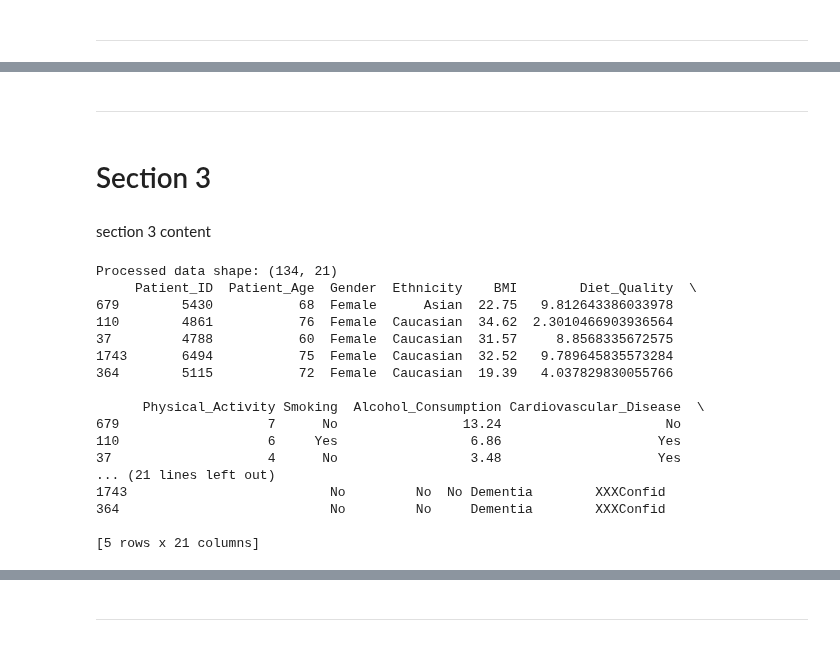
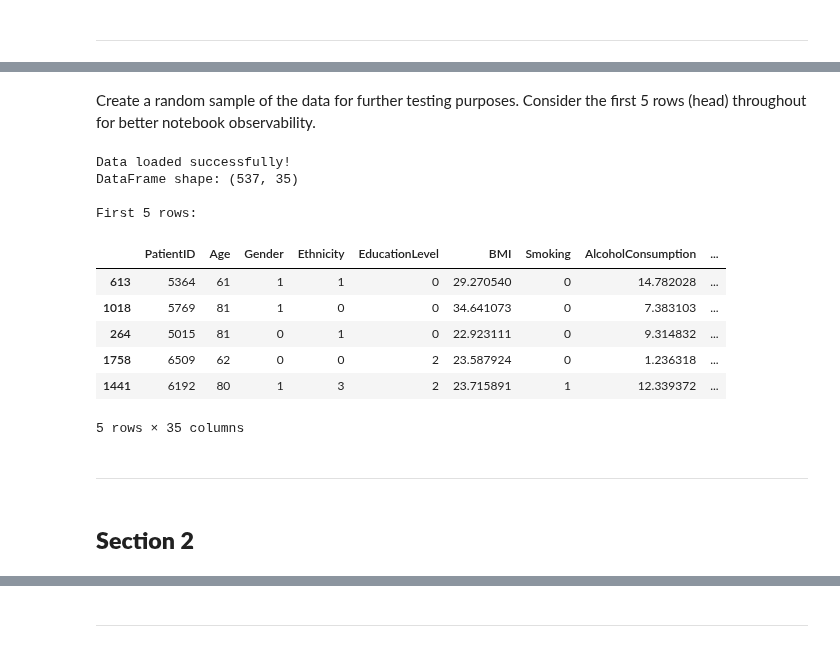
Before and after one commit to FrankiePB95/healthcare-and-public-health, a Jupyter notebook: jupyter_notebooks/data_cleaning_manipulation_and_analysis.ipynb, the cells around one changed output, grey strips where cells are left out. Cells and saved outputs as stored; diff of their text form; code cells hidden in the pictures.

```diff
--- a/jupyter_notebooks/data_cleaning_manipulation_and_analysis.ipynb
+++ b/jupyter_notebooks/data_cleaning_manipulation_and_analysis.ipynb
@@ -519,30 +178,24 @@ ml_preprocessing_pipeline = Pipeline([
+# %% [markdown]
+Create a random sample of the data for further testing purposes. Consider the first 5 rows (head) throughout for better notebook observability.
+# %%
+df = df.sample(frac=0.25, random_state=10)
+print("Data loaded successfully!")
+print(f"DataFrame shape: {df.shape}")
+print("\nFirst 5 rows:")
+df.head()
+# %% [output]
+Data loaded successfully!
+DataFrame shape: (537, 35)
+
+First 5 rows:
+|  | PatientID | Age | Gender | Ethnicity | EducationLevel | BMI | Smoking | AlcoholConsumption | ... |
+| 613 | 5364 | 61 | 1 | 1 | 0 | 29.270540 | 0 | 14.782028 | ... |
+| 1018 | 5769 | 81 | 1 | 0 | 0 | 34.641073 | 0 | 7.383103 | ... |
+| 264 | 5015 | 81 | 0 | 1 | 0 | 22.923111 | 0 | 9.314832 | ... |
+| 1758 | 6509 | 62 | 0 | 0 | 2 | 23.587924 | 0 | 1.236318 | ... |
+| 1441 | 6192 | 80 | 1 | 3 | 2 | 23.715891 | 1 | 12.339372 | ... |
+5 rows × 35 columns
 # %% [markdown]
 ---
 # %% [markdown]
-# Section 3
+## **Section 2**
-# %% [markdown]
-section 3 content
-# %%
-# Apply the pipeline to dataframe
-processed_df = data_cleaning_pipeline.fit_transform(df)
-print(f"Processed data shape: {processed_df.shape}")
-# Display the first few rows of cleaned data
-print(processed_df.head())
-# %% [output]
-Processed data shape: (134, 21)
-     Patient_ID  Patient_Age  Gender  Ethnicity    BMI        Diet_Quality  \
-679        5430           68  Female      Asian  22.75   9.812643386033978
-110        4861           76  Female  Caucasian  34.62  2.3010466903936564
-37         4788           60  Female  Caucasian  31.57     8.8568335672575
-1743       6494           75  Female  Caucasian  32.52   9.789645835573284
-364        5115           72  Female  Caucasian  19.39   4.037829830055766
-
-      Physical_Activity Smoking  Alcohol_Consumption Cardiovascular_Disease  \
-679                   7      No                13.24                     No
-110                   6     Yes                 6.86                    Yes
-37                    4      No                 3.48                    Yes
-... (21 lines left out)
-1743                          No         No  No Dementia        XXXConfid
-364                           No         No     Dementia        XXXConfid
-
-[5 rows x 21 columns]
```
Also changed, not shown: parts of 80 cells of this notebook.
